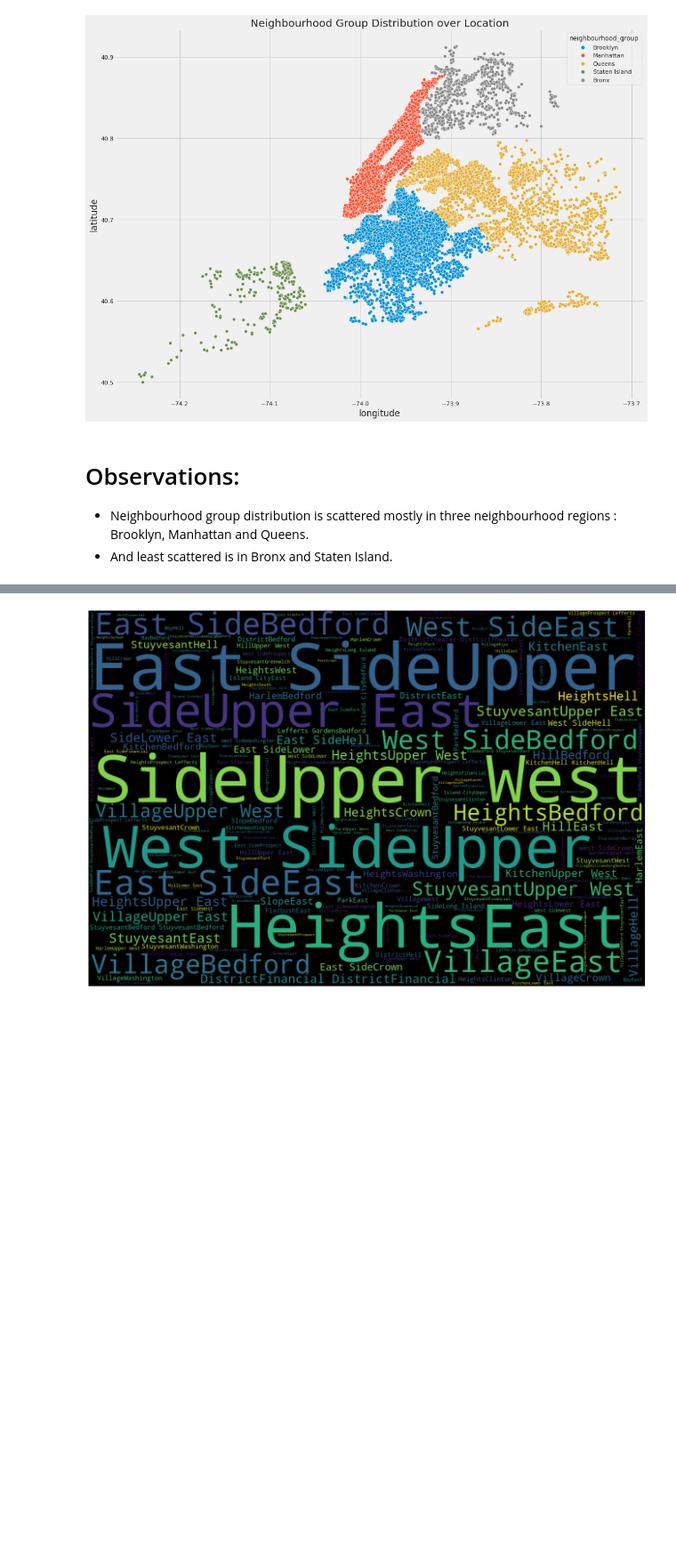
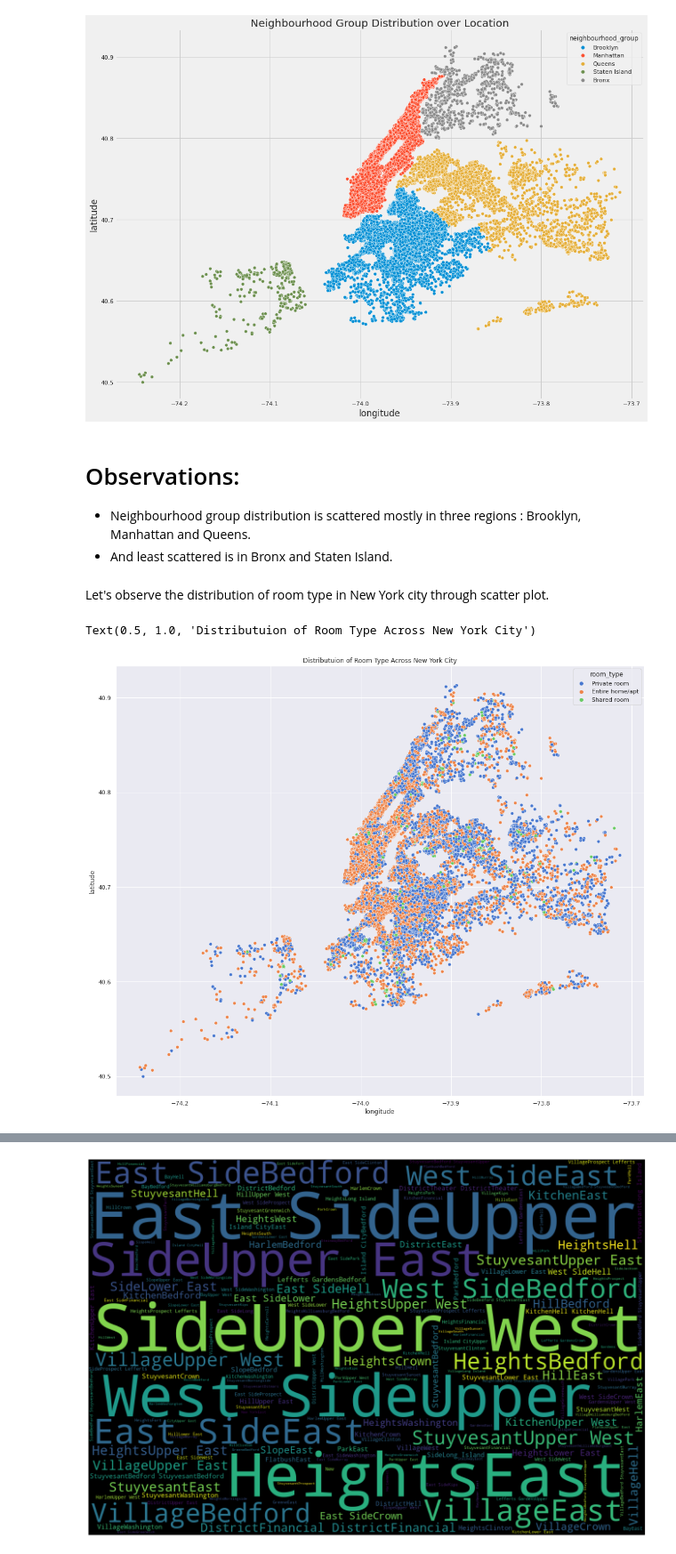
Before and after one commit to saptaksubhra/Airbnb-Bookings-Analysis, a Jupyter notebook: Airbnb_Bookings_Analysis_Capstone_Project.ipynb, the cells around one changed output, grey strips where cells are left out. Shown at 89% size. Cells and saved outputs as stored; diff of their text form; code cells hidden in the pictures; blank space fills up the shorter version.

```diff
--- a/Airbnb_Bookings_Analysis_Capstone_Project.ipynb
+++ b/Airbnb_Bookings_Analysis_Capstone_Project.ipynb
@@ -908,5 +906,16 @@ plt.show()
 # %% [markdown]
 # Observations:
 
-* Neighbourhood group distribution is scattered mostly in three neighbourhood regions : Brooklyn, Manhattan and Queens.
+* Neighbourhood group distribution is scattered mostly in three regions : Brooklyn, Manhattan and Queens.
 * And least scattered is in Bronx and Staten Island.
+# %% [markdown]
+Let's observe the distribution of room type in New York city through scatter plot.
+# %%
+# Distribution of room type across NYC
+
+sns.set( rc = {'figure.figsize' : (16,14)})
+rm_dis = sns.scatterplot( x = df_airbnb_copy.longitude, y = df_airbnb_copy.latitude, hue = df_airbnb_copy.room_type, palette = 'muted')
+rm_dis.set_title('Distributuion of Room Type Across New York City')
+# %% [output]
+Text(0.5, 1.0, 'Distributuion of Room Type Across New York City')
+[figure, added]
```
Also changed, not shown: parts of 8 cells of this notebook.
